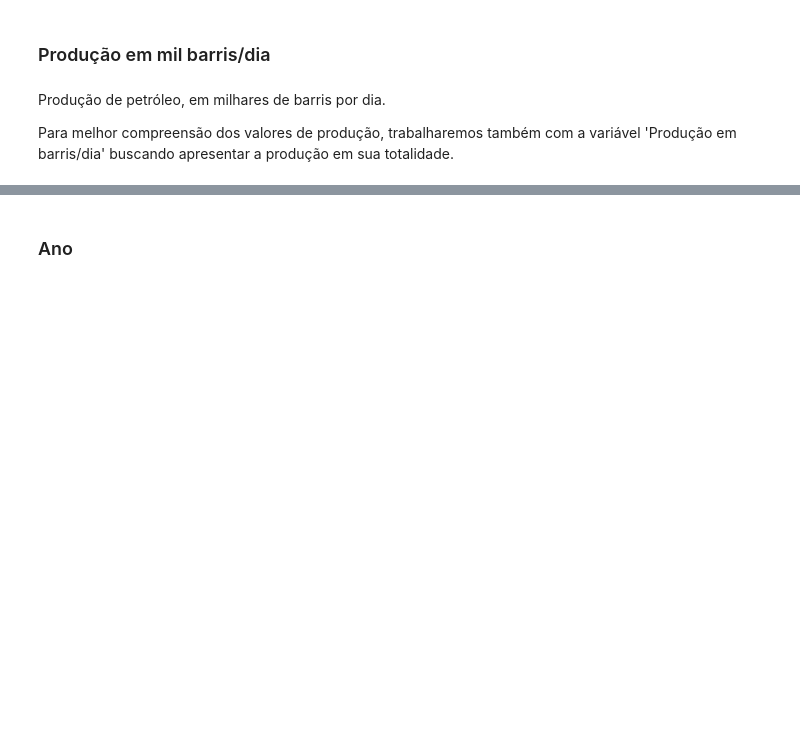
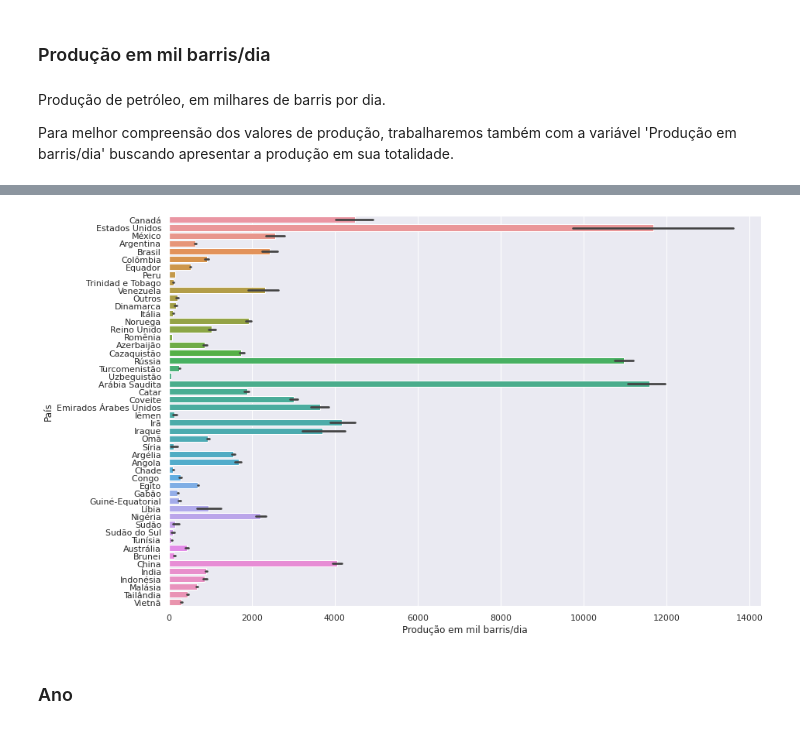
Before and after one commit to ricardocatelli/petro, a Jupyter notebook: Rel_petro.ipynb, the cells around one changed output, grey strips where cells are left out. Saved outputs shown, nothing was run; the diff lists cells and outputs as text; code cells hidden in the pictures; blank space fills up the shorter version.

```diff
--- a/Rel_petro.ipynb
+++ b/Rel_petro.ipynb
@@ -131,3 +143,7 @@ dados.head()
+# %%
+barril_paises = sns.barplot(y='País', x='Produção em mil barris/dia', data=dados)
+# %% [output]
+[figure, added]
 # %% [markdown]
 ### Ano
 # %% [markdown]
```
Also changed, not shown: parts of 5 cells of this notebook.
